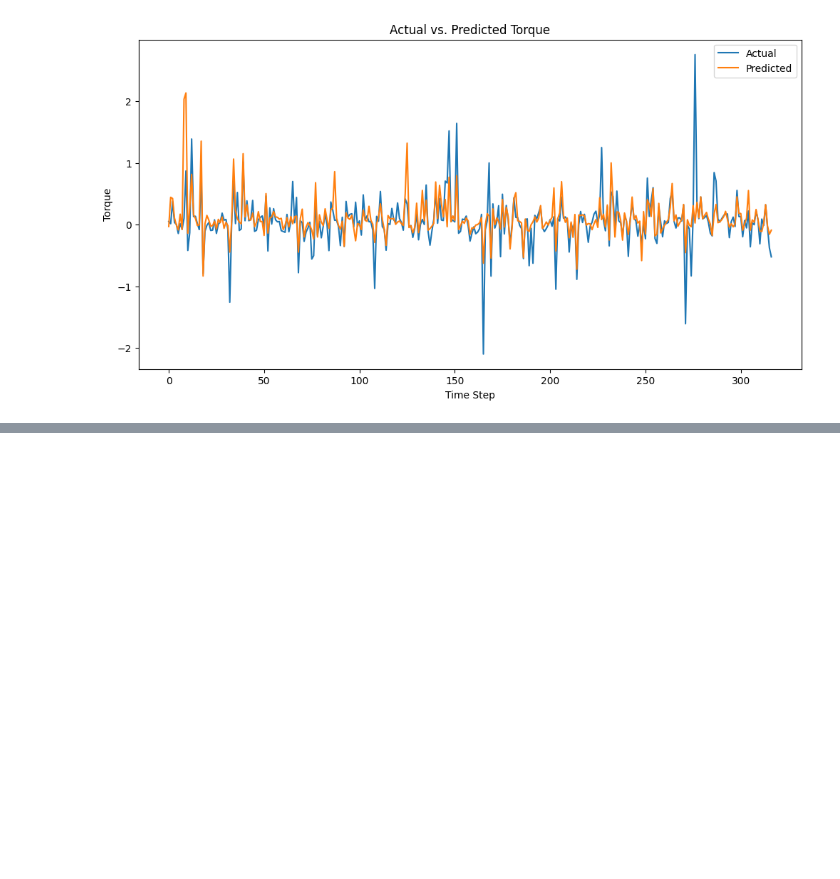
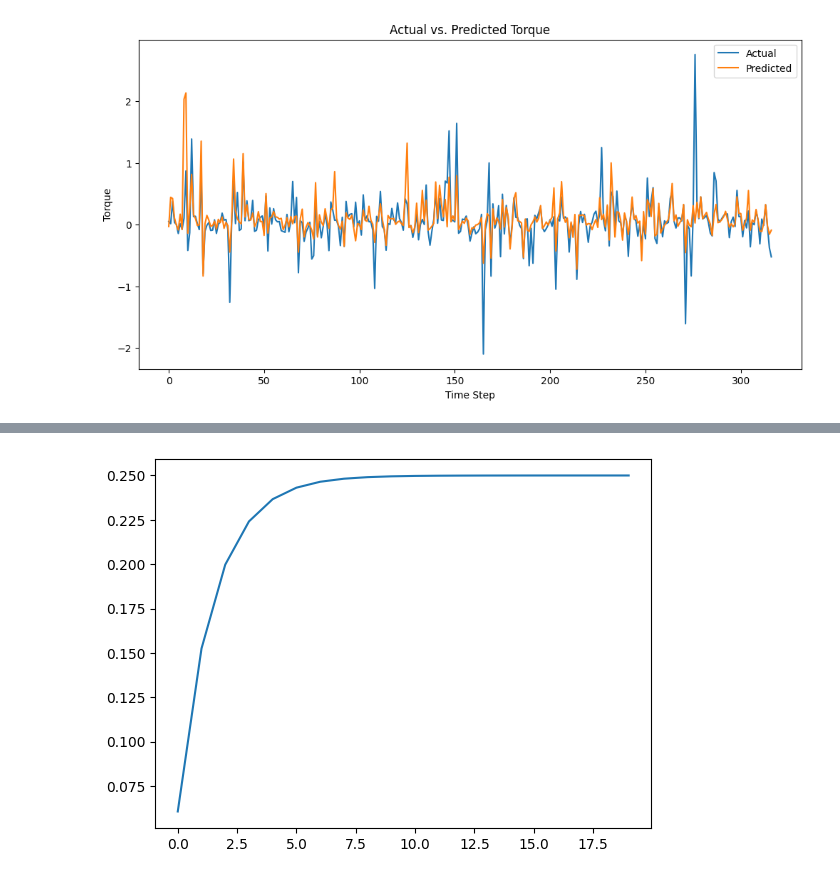
Before and after one commit to StackMonkey/Transparent-control-with-LSTM-and-FMG, a Jupyter notebook: LSTM and RNN examples/LSTMExample2.ipynb, the cells around one changed output, grey strips where cells are left out. Cells and saved outputs as stored; diff of their text form; code cells hidden in the pictures; blank space fills up the shorter version.

```diff
--- a/LSTM and RNN examples/LSTMExample2.ipynb
+++ b/LSTM and RNN examples/LSTMExample2.ipynb
@@ -668,3 +672,29 @@ newTau = pd.DataFrame(newTau,columns=['torque'])
 newAng = pd.DataFrame(newAng,columns=['angle'])
 newAng.to_excel("C:/Users/malth/Documents/GitHub/Transparent-control-with-LSTM-and-FMG/LSTM and RNN examples/angles3.xlsx")
 newTau.to_excel("C:/Users/malth/Documents/GitHub/Transparent-control-with-LSTM-and-FMG/LSTM and RNN examples/torques3.xlsx")
+# %%
+Ts_MR = 0.08
+TauRandom = [1.0,1.0,1.0,1.0,1.0,1.0,1.0,1.0,1.0,1.0,1.0,1.0,1.0,1.0,1.0,1.0,1.0,1.0,1.0,1.0]
+in_oldold_MR = 0.0
+in_old_MR = 0.0
+out_oldold_MR = 0.0
+out_old_MR = 0.0
+out_MR = list()
+for i in range(len(TauRandom)):
+    Ka_MR = 0.5
+    Ko_MR = 4.0
+    in_MR = TauRandom[i]
+    a0_MR = Ts_MR / (2 * Ka_MR + Ko_MR * Ts_MR)
+    a1_MR = Ts_MR / (2 * Ka_MR + Ko_MR * Ts_MR)
+    a2_MR = 0
+    b1_MR = (-2 * Ka_MR + Ko_MR * Ts_MR) / (2 * Ka_MR + Ko_MR * Ts_MR)
+    b2_MR = 0
+    out_MR.append(a0_MR * in_MR + a1_MR * in_old_MR + a2_MR * in_oldold_MR - b1_MR * out_old_MR - b2_MR * out_oldold_MR)
+    in_oldold_MR = in_old_MR
+    in_old_MR = in_MR
+    out_oldold_MR = out_old_MR
+    out_old_MR = out_MR[i]
+pyplot.plot(out_MR)
+pyplot.show()
+# %% [output]
+[figure, added]
```
Also changed, not shown: parts of 4 cells of this notebook, 2 other files.
